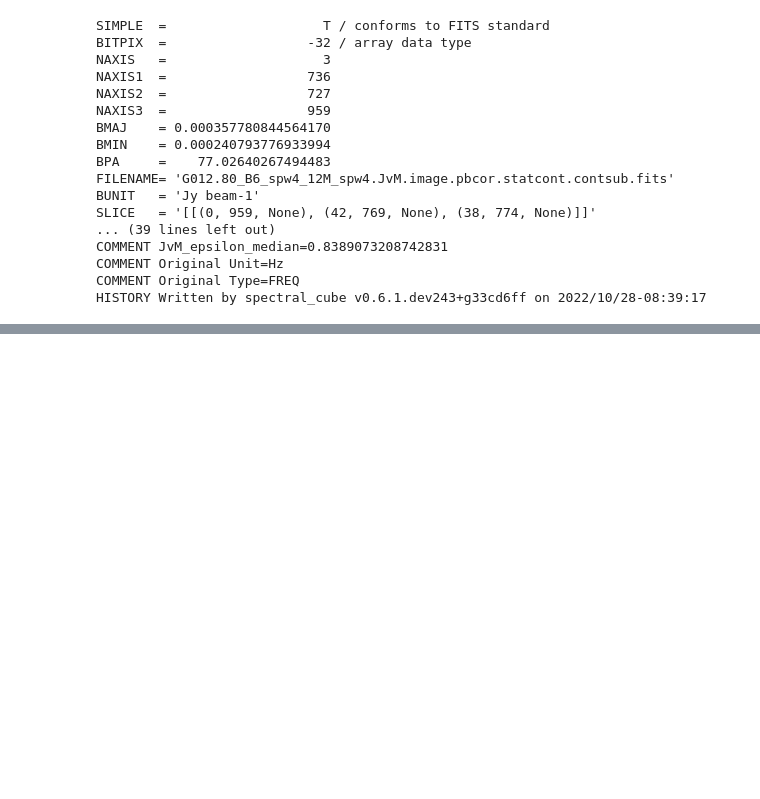
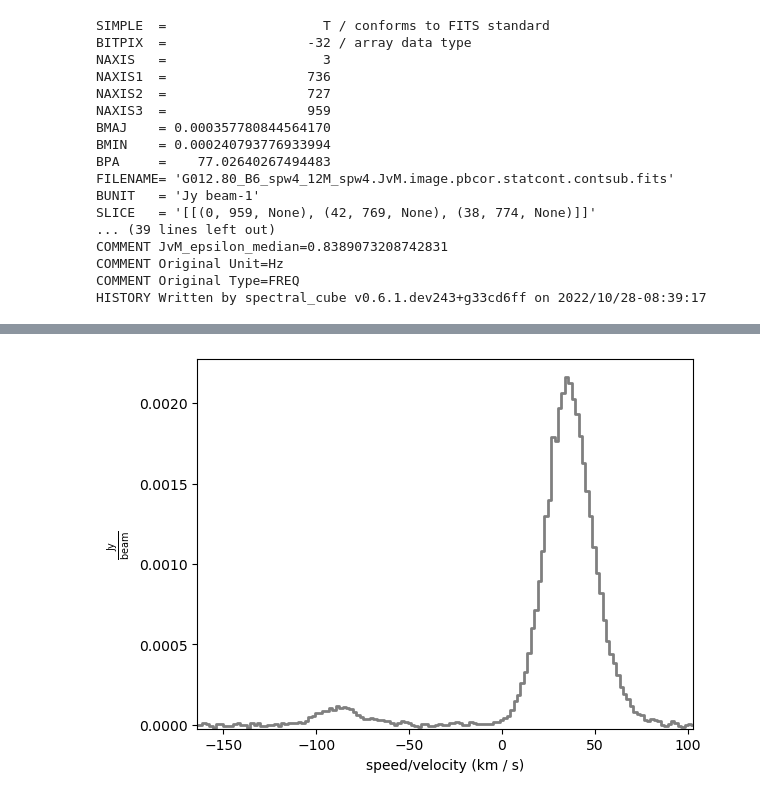
Before and after one commit to rgalvanmadrid/tutorial-Cordoba, a Jupyter notebook: LineExample-ALMA-IMF.ipynb, the cells around one changed output, grey strips where cells are left out. Cells and saved outputs as stored; diff of their text form; code cells hidden in the pictures; blank space fills up the shorter version.

```diff
--- a/LineExample-ALMA-IMF.ipynb
+++ b/LineExample-ALMA-IMF.ipynb
@@ -141,0 +175,5 @@ HISTORY Written by spectral_cube v0.6.1.dev243+g33cd6ff on 2022/10/28-08:39:17
+# %%
+avg_cube = cube_H41a.mean(axis=(1,2))
+sp_cube = Spectrum(data=avg_cube, xarr=cube_H41a.spectral_axis, unit=u.Jy/u.beam)
+sp_cube.plotter(clear=True, ymax=1.05*sp_cube.data.max(), linewidth=2, alpha=0.5)
+# %% [output]
@@ -141,0 +182 @@ HISTORY Written by spectral_cube v0.6.1.dev243+g33cd6ff on 2022/10/28-08:39:17
+[figure, added]
```
Also changed, not shown: parts of 13 cells of this notebook.
